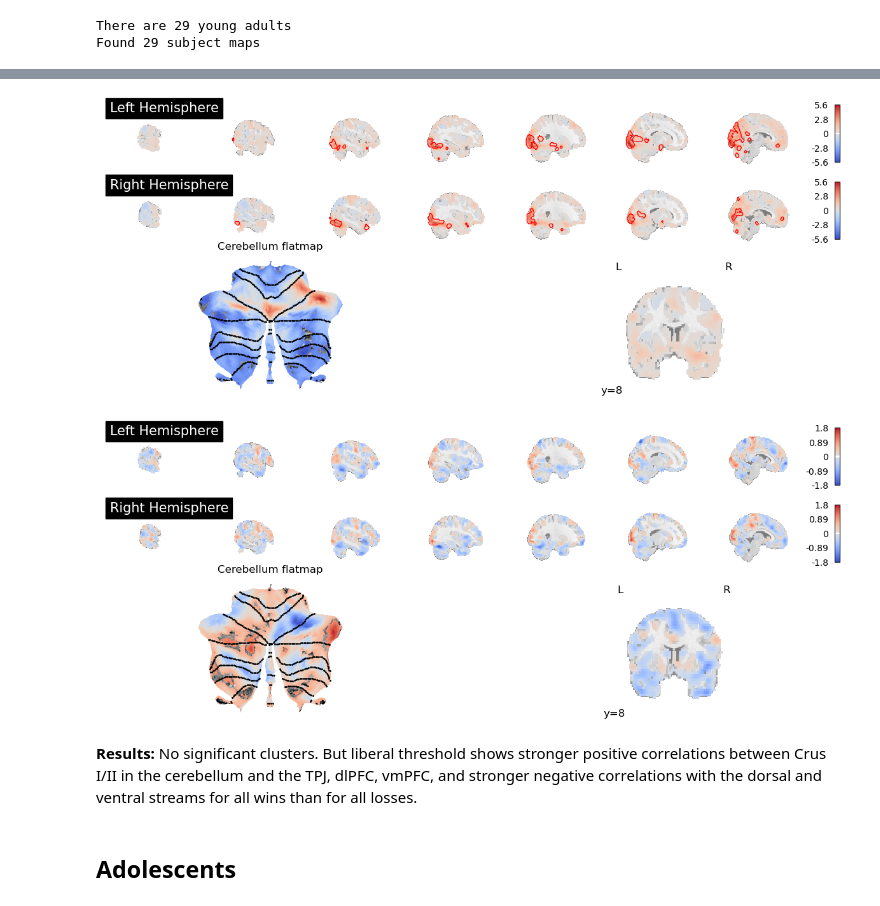
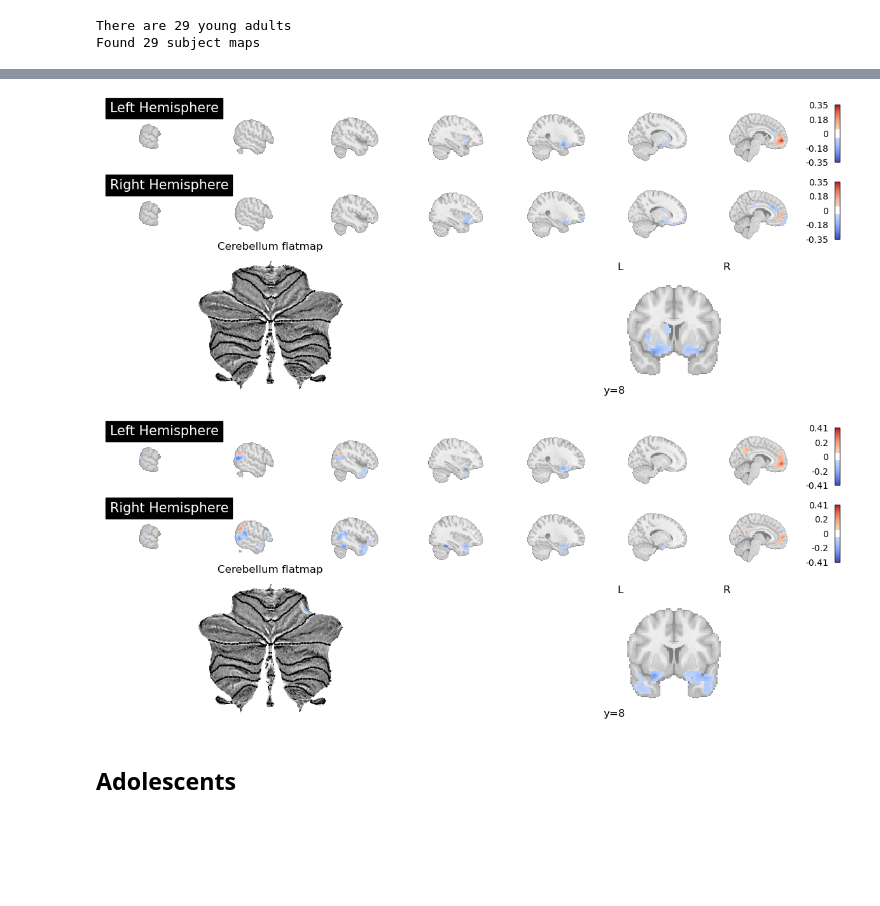
Before and after one commit to hspopal/social_doors, a Jupyter notebook: code/ppi_cerebellum-roi_network.ipynb, the cells around one changed output, grey strips where cells are left out. Drawn from its saved outputs; the diff is of its cells as text; code cells hidden in the pictures; blank space fills up the shorter version.

```diff
--- a/code/ppi_cerebellum-roi_network.ipynb
+++ b/code/ppi_cerebellum-roi_network.ipynb
@@ -567,17 +583,15 @@ helpful_functions.plot_transparent_threshold(filename, thresh=.05)
 # %%
-filename = outp_dir+'/group_results/'+'adult_social_net-reward'
+filename = outp_dir+'/group_results/'+'adult_ppi_region08_task-social_netroi-reward'
 
 helpful_functions.plot_transparent_threshold(filename, thresh=.05)
 # %% [output]
-[figure, old version]
+[figure, new version]
 # %%
-filename = outp_dir+'/group_results/'+'adult_social_net-social'
+filename = outp_dir+'/group_results/'+'adult_ppi_region08_task-social_netroi-social'
 
 helpful_functions.plot_transparent_threshold(filename, thresh=.05)
 # %% [output]
-[figure, old version]
+[figure, new version]
-# %% [markdown]
-**Results:** No significant clusters. But liberal threshold shows stronger positive correlations between Crus I/II in the cerebellum and the TPJ, dlPFC, vmPFC, and stronger negative correlations with the dorsal and ventral streams for all wins than for all losses.
 # %% [markdown]
 ## Adolescents
 # %%
```
Also changed, not shown: parts of 5 cells of this notebook.
